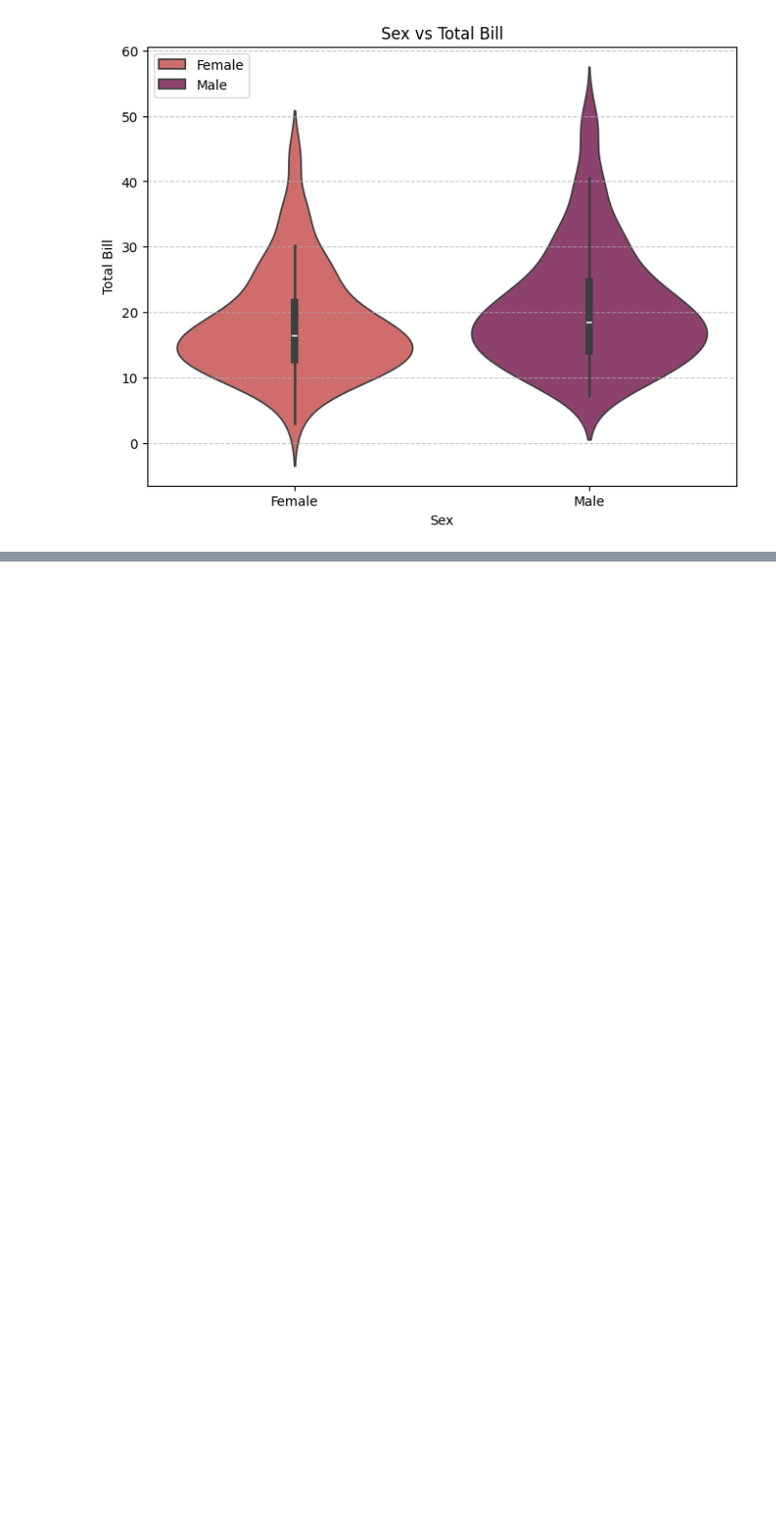
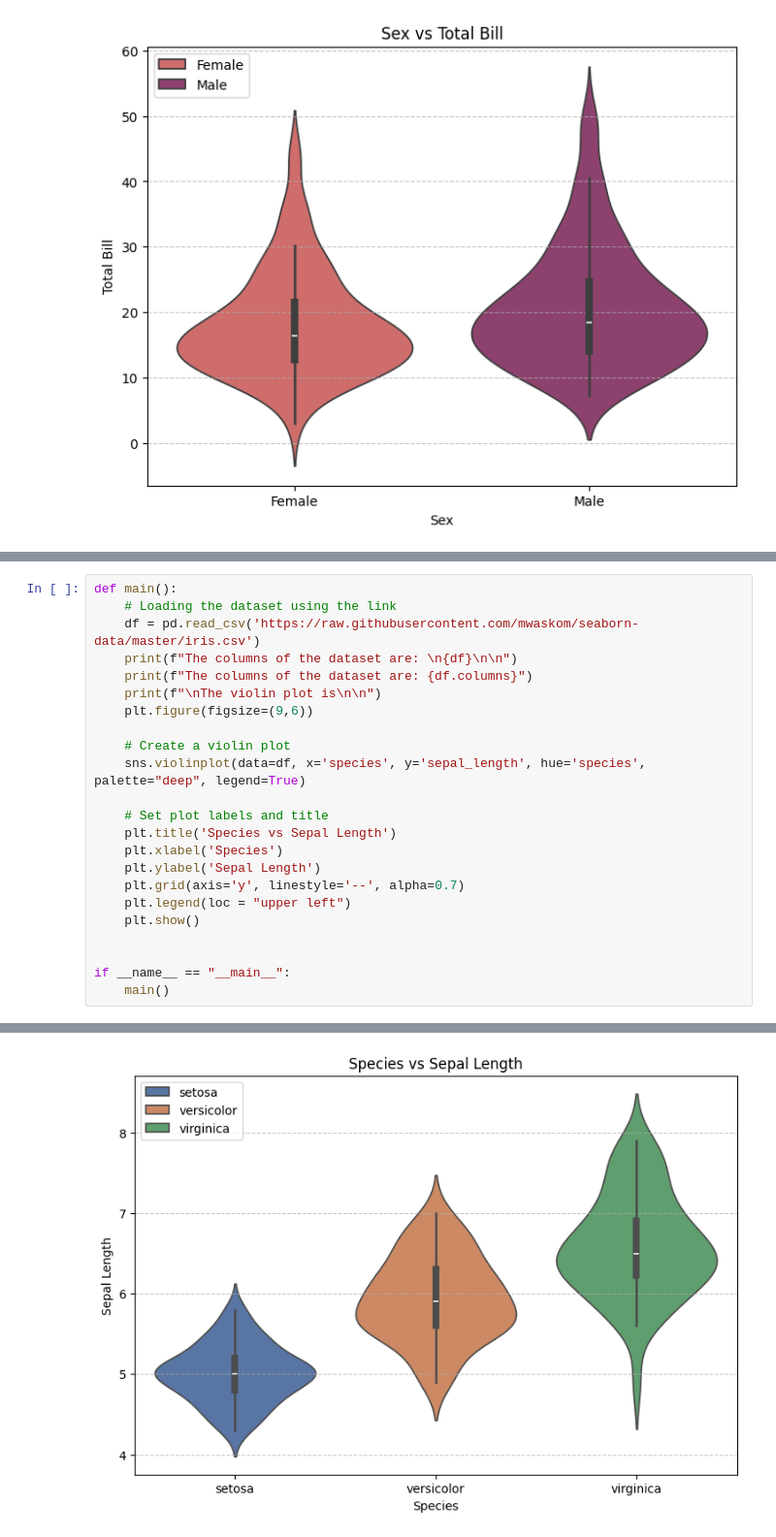
Before and after one commit to ayush-prajapati01/Python-Libraries, a Jupyter notebook: Seaborn_Programs/violinplot_programs.ipynb, the cells around one changed output, grey strips where cells are left out. Shown at 97% size. Drawn from its saved outputs; the diff is of its cells as text; blank space fills up the shorter version.

Commit message:
[Ayush] Add: Python program to draw a violin plot of “species” against “sepal length” for a dataset

```diff
--- a/Seaborn_Programs/violinplot_programs.ipynb
+++ b/Seaborn_Programs/violinplot_programs.ipynb
@@ -46,0 +52,24 @@ The violin plot is
+# %%
+def main():
+    # Loading the dataset using the link
+    df = pd.read_csv('https://raw.githubusercontent.com/mwaskom/seaborn-data/master/iris.csv')
+    print(f"The columns of the dataset are: \n{df}\n\n")
+    print(f"The columns of the dataset are: {df.columns}")
+    print(f"\nThe violin plot is\n\n")
+    plt.figure(figsize=(9,6))
+
+    # Create a violin plot
+    sns.violinplot(data=df, x='species', y='sepal_length', hue='species', palette="deep", legend=True)
+
+    # Set plot labels and title
+    plt.title('Species vs Sepal Length')
+    plt.xlabel('Species')
+    plt.ylabel('Sepal Length')
+    plt.grid(axis='y', linestyle='--', alpha=0.7)
+    plt.legend(loc = "upper left")
+    plt.show()
+
+
+if __name__ == "__main__":
+    main()
+# %% [output]
@@ -46,0 +93 @@ The violin plot is
+[figure, added]
```
Also changed, not shown: parts of 2 cells of this notebook.
